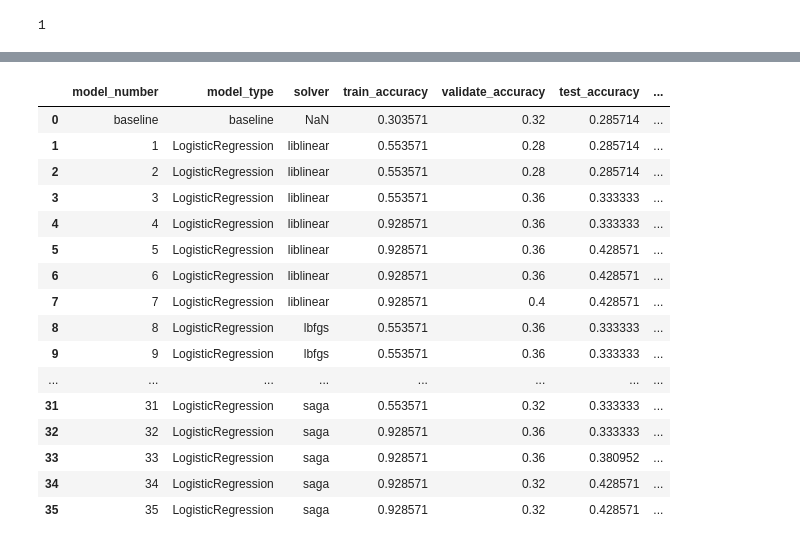
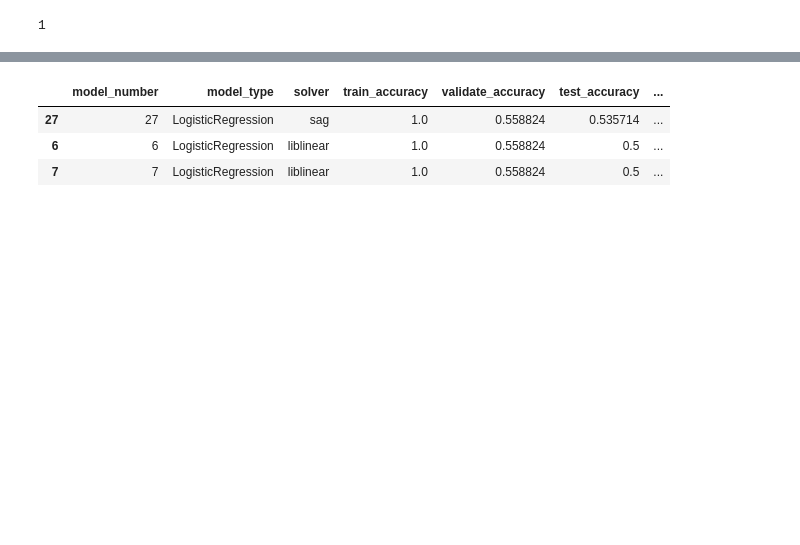
Before and after one commit to Two-Guys-and-a-Gal/NLP-Project, a Jupyter notebook: chris_work.ipynb, the cells around one changed output, grey strips where cells are left out. Saved outputs shown, nothing was run; the diff lists cells and outputs as text; code cells hidden in the pictures; blank space fills up the shorter version.

```diff
--- a/chris_work.ipynb
+++ b/chris_work.ipynb
@@ -131,6 +85,3 @@ Ruby                 1
 Objective-C          1
 Scheme               1
 Name: language, dtype: int64
-# %%
-# keep top n languages
-df = prepare.keep_top_n_languages(df, n_languages=3)
@@ -136,0 +90,5 @@ df = prepare.keep_top_n_languages(df, n_languages=3)
+# %%
+df["no_readme_contents"] = df["more_clean"].str.len()==0
+
+# person of language with no readme_contents
+df.groupby("language")["no_readme_contents"].mean().sort_values(ascending=False)
@@ -227,3 +217,12 @@ results.T.reset_index(drop=True)
+# %%
+def drop_low_count_languages(df, threshold=3):
+    """
+    Drop languages with less than threshold number of entries
+    """
+    languages = (df['language'].value_counts()>3)
+    to_keep = languages[languages==True].index.tolist()
+    df = df[df['language'].isin(to_keep)]
+    return df
 # %%
 def run_models(drop_jupyter=True, drop_low_count_langs=True, n_languages=3):
     """
@@ -320,5 +319,5 @@ run_models(drop_jupyter=False, drop_low_count_langs=False, n_languages=3)
 # %%
-def run_models2(drop_jupyter=True, drop_low_count_langs=True, n_languages=3):
+def run_models2(drop_jupyter=True, drop_low_count_langs=True, drop_empty_readmes=True, n_languages=3):
     """
     Run models on data varying solver and C value
     """
@@ -330,6 +329,8 @@ def run_models2(drop_jupyter=True, drop_low_count_langs=True, n_languages=3):
         df = df[df['language'] != 'Jupyter Notebook']
     if drop_low_count_langs:
         df = drop_low_count_languages(df)
+    if drop_empty_readmes:
+        df = df[df['more_clean'] != '']
     df = prepare.keep_top_n_languages(df, n_languages=n_languages)
     # make vectorizer
     tfidf = TfidfVectorizer()
@@ -377,6 +378,7 @@ def run_models2(drop_jupyter=True, drop_low_count_langs=True, n_languages=3):
                 'better_than_baseline':accuracy_score(y_validate, validate['predicted'])>validate_baseline,
                 'drop_jupyter':drop_jupyter,
                 'drop_low_count_languages':drop_low_count_langs,
+                'drop_empty_readmes':drop_empty_readmes,
                 'n_languages':n_languages
             })
             # add to results df
@@ -408,20 +410,7 @@ run_models2(drop_jupyter=False, drop_low_count_langs=False, n_languages=3).sort_
 # %%
-run_models2(drop_jupyter=True, drop_low_count_langs=True, n_languages=3)
+run_models2(drop_jupyter=False, drop_low_count_langs=False, drop_empty_readmes=True, n_languages=3).sort_values(['validate_accuracy','test_accuracy'], ascending=False).head(3)
 # %% [output]
 |  | model_number | model_type | solver | train_accuracy | validate_accuracy | test_accuracy | ... |
-| 0 | baseline | baseline | NaN | 0.303571 | 0.32 | 0.285714 | ... |
-| 1 | 1 | LogisticRegression | liblinear | 0.553571 | 0.28 | 0.285714 | ... |
-| 2 | 2 | LogisticRegression | liblinear | 0.553571 | 0.28 | 0.285714 | ... |
-| 3 | 3 | LogisticRegression | liblinear | 0.553571 | 0.36 | 0.333333 | ... |
-| 4 | 4 | LogisticRegression | liblinear | 0.928571 | 0.36 | 0.333333 | ... |
-| 5 | 5 | LogisticRegression | liblinear | 0.928571 | 0.36 | 0.428571 | ... |
-| 6 | 6 | LogisticRegression | liblinear | 0.928571 | 0.36 | 0.428571 | ... |
-| 7 | 7 | LogisticRegression | liblinear | 0.928571 | 0.4 | 0.428571 | ... |
-| 8 | 8 | LogisticRegression | lbfgs | 0.553571 | 0.36 | 0.333333 | ... |
-| 9 | 9 | LogisticRegression | lbfgs | 0.553571 | 0.36 | 0.333333 | ... |
-| ... | ... | ... | ... | ... | ... | ... | ... |
-| 31 | 31 | LogisticRegression | saga | 0.553571 | 0.32 | 0.333333 | ... |
-| 32 | 32 | LogisticRegression | saga | 0.928571 | 0.36 | 0.333333 | ... |
-| 33 | 33 | LogisticRegression | saga | 0.928571 | 0.36 | 0.380952 | ... |
-| 34 | 34 | LogisticRegression | saga | 0.928571 | 0.32 | 0.428571 | ... |
-| 35 | 35 | LogisticRegression | saga | 0.928571 | 0.32 | 0.428571 | ... |
+| 27 | 27 | LogisticRegression | sag | 1.0 | 0.558824 | 0.535714 | ... |
+| 6 | 6 | LogisticRegression | liblinear | 1.0 | 0.558824 | 0.5 | ... |
+| 7 | 7 | LogisticRegression | liblinear | 1.0 | 0.558824 | 0.5 | ... |
```
Also changed, not shown: parts of 40 cells of this notebook, 1 other file.
